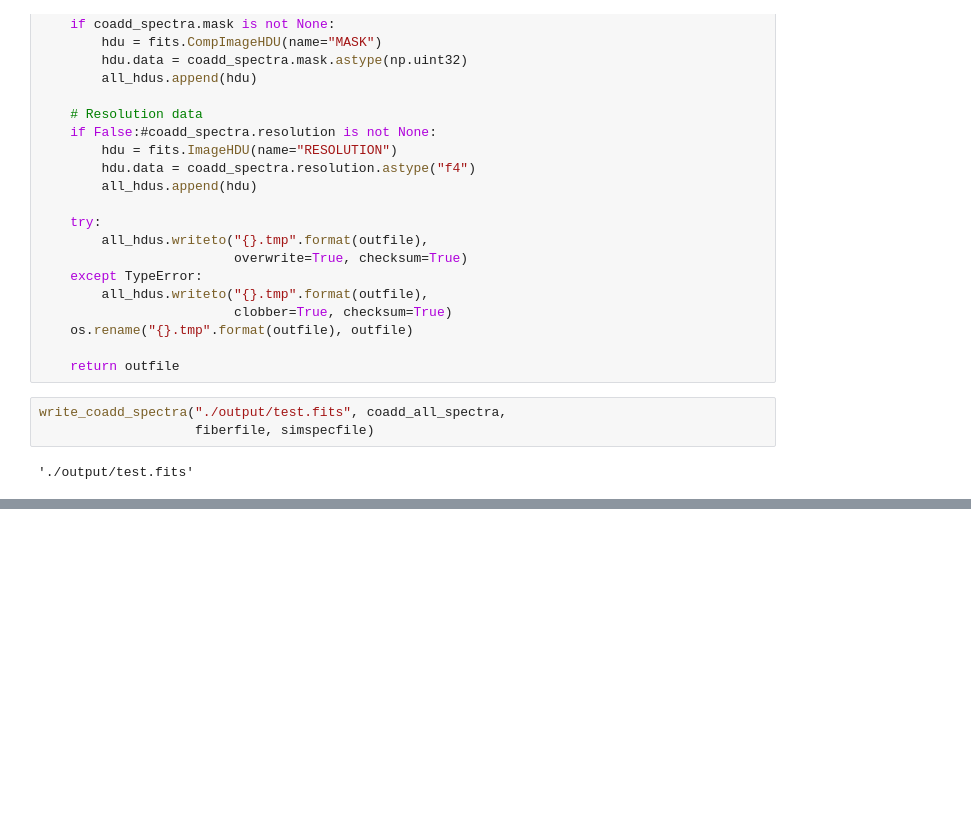
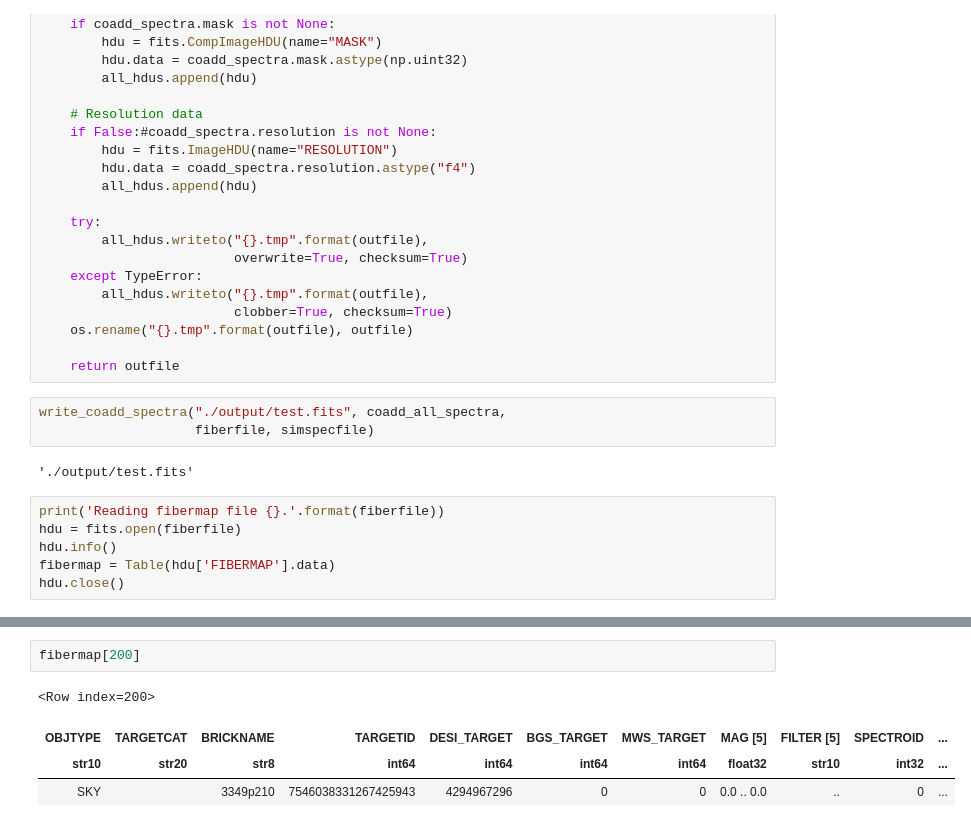
Before and after one commit to DESI-UR/outlier_detection, a Jupyter notebook: spectrum_coaddition.ipynb, the cells around one changed output, grey strips where cells are left out. Drawn from its saved outputs; the diff is of its cells as text; blank space fills up the shorter version.

```diff
--- a/spectrum_coaddition.ipynb
+++ b/spectrum_coaddition.ipynb
@@ -327,3 +294,9 @@ write_coadd_spectra("./output/test.fits", coadd_all_spectra,
                     fiberfile, simspecfile)
 # %% [output]
 './output/test.fits'
+# %%
+print('Reading fibermap file {}.'.format(fiberfile))
+hdu = fits.open(fiberfile)
+hdu.info()
+fibermap = Table(hdu['FIBERMAP'].data)
+hdu.close()
@@ -329,0 +309,7 @@ write_coadd_spectra("./output/test.fits", coadd_all_spectra,
+# %%
+fibermap[200]
+# %% [output]
+<Row index=200>
+| OBJTYPE | TARGETCAT | BRICKNAME | TARGETID | DESI_TARGET | BGS_TARGET | MWS_TARGET | MAG [5] | FILTER [5] | SPECTROID | ... |
+| str10 | str20 | str8 | int64 | int64 | int64 | int64 | float32 | str10 | int32 | ... |
+| SKY |  | 3349p210 | 7546038331267425943 | 4294967296 | 0 | 0 | 0.0 .. 0.0 | .. | 0 | ... |
```
Also changed, not shown: parts of 16 cells of this notebook.
